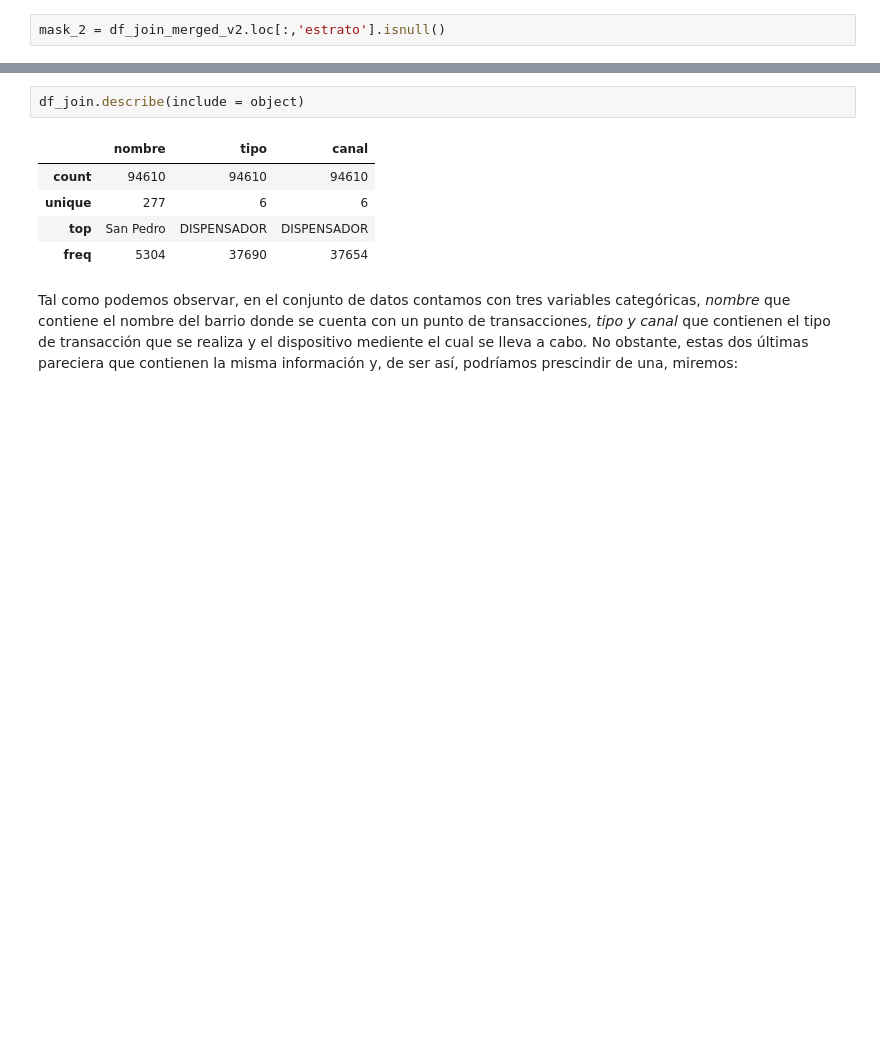
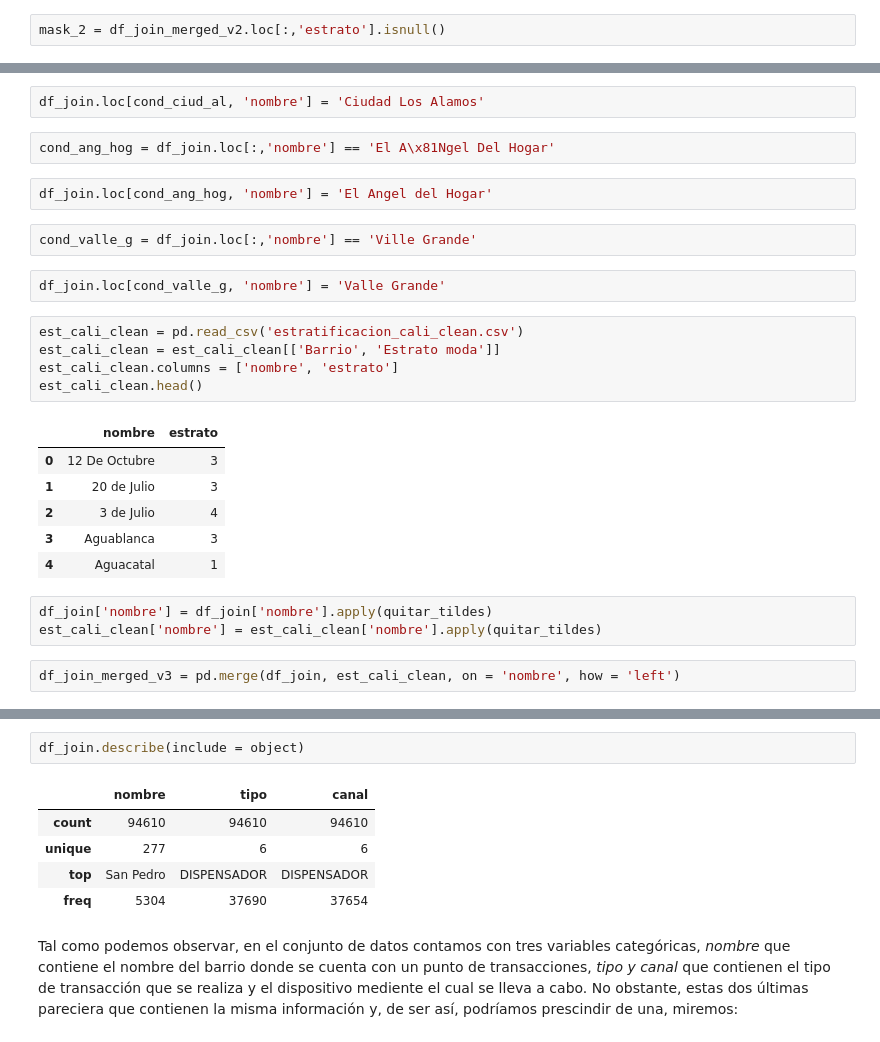
Before and after one commit to miguelfsosa/prueba_data_nq, a Jupyter notebook: prueba.ipynb, the cells around one changed output, grey strips where cells are left out. Drawn from its saved outputs; the diff is of its cells as text; blank space fills up the shorter version.

```diff
--- a/prueba.ipynb
+++ b/prueba.ipynb
@@ -565,0 +583,27 @@ array(['La Campina', 'Altos De Santa Isabel La Morelia', 'Rafael Uribe',
+# %%
+df_join.loc[cond_ciud_al, 'nombre'] = 'Ciudad Los Alamos'
+# %%
+cond_ang_hog = df_join.loc[:,'nombre'] == 'El A\x81Ngel Del Hogar'
+# %%
+df_join.loc[cond_ang_hog, 'nombre'] = 'El Angel del Hogar'
+# %%
+cond_valle_g = df_join.loc[:,'nombre'] == 'Ville Grande'
+# %%
+df_join.loc[cond_valle_g, 'nombre'] = 'Valle Grande'
+# %%
+est_cali_clean = pd.read_csv('estratificacion_cali_clean.csv')
+est_cali_clean = est_cali_clean[['Barrio', 'Estrato moda']]
+est_cali_clean.columns = ['nombre', 'estrato']
+est_cali_clean.head()
+# %% [output]
+|  | nombre | estrato |
+| 0 | 12 De Octubre | 3 |
+| 1 | 20 de Julio | 3 |
+| 2 | 3 de Julio | 4 |
+| 3 | Aguablanca | 3 |
+| 4 | Aguacatal | 1 |
+# %%
+df_join['nombre'] = df_join['nombre'].apply(quitar_tildes)
+est_cali_clean['nombre'] = est_cali_clean['nombre'].apply(quitar_tildes)
+# %%
+df_join_merged_v3 = pd.merge(df_join, est_cali_clean, on = 'nombre', how = 'left')
```
Also changed, not shown: parts of 25 cells of this notebook, 2 other files.
